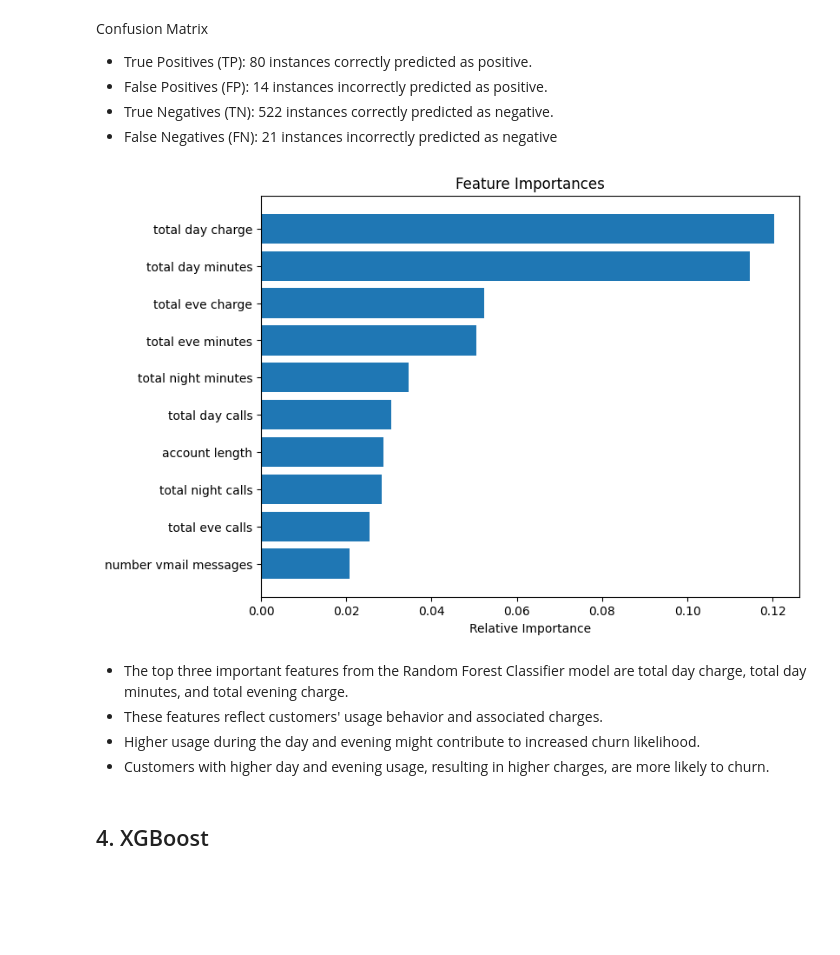
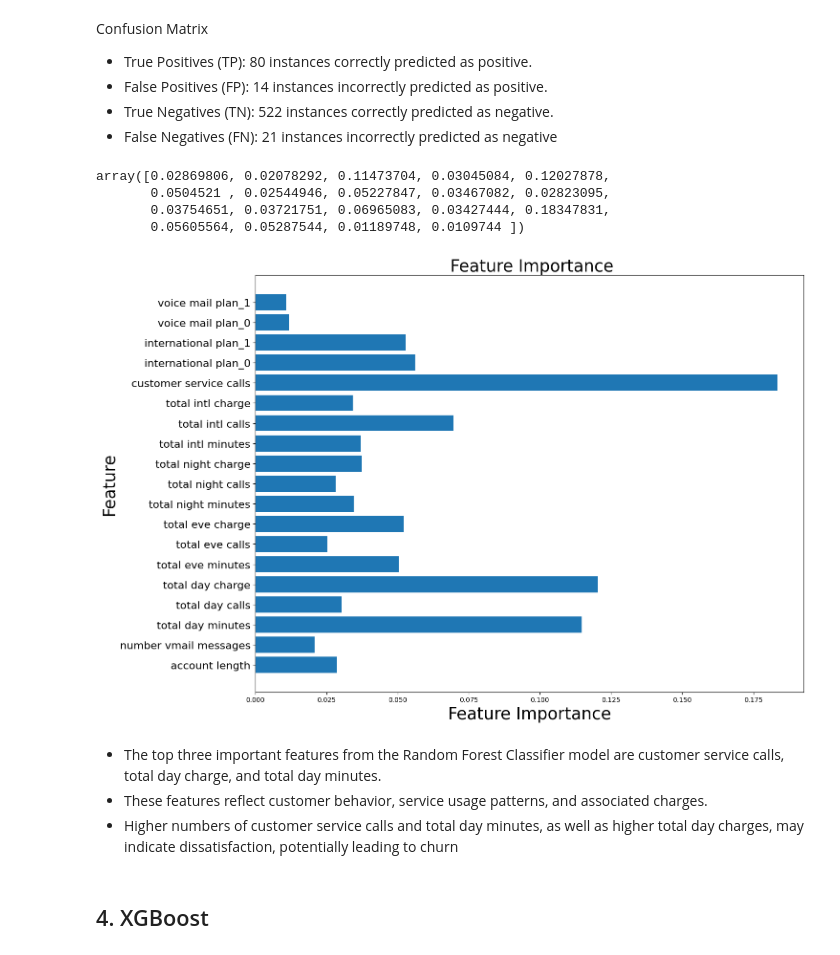
Before and after one commit to neyyah/dsc-phase-3-project, a Jupyter notebook: Student.ipynb, the cells around one changed output. Drawn from its saved outputs; the diff is of its cells as text; code cells hidden in the pictures; blank space fills up the shorter version.

```diff
--- a/Student.ipynb
+++ b/Student.ipynb
@@ -674,24 +749,33 @@ Confusion Matrix
 - False Positives (FP): 14 instances incorrectly predicted as positive.
 - True Negatives (TN): 522 instances correctly predicted as negative.
 - False Negatives (FN): 21 instances incorrectly predicted as negative
-# %%
-feature_names = list(X_train_resampled.columns)
-importances = rf_clf.feature_importances_[0:10]
-indices = np.argsort(importances)
-
-plt.figure(figsize=(8,6))
-plt.title('Feature Importances')
-plt.barh(range(len(indices)), importances[indices], align='center')
-plt.yticks(range(len(indices)), [feature_names[i] for i in indices])
-plt.xlabel('Relative Importance')
-plt.show()
-# %% [output]
-[figure, removed]
+# %%
+rf_clf.feature_importances_
+# %% [output]
+array([0.02869806, 0.02078292, 0.11473704, 0.03045084, 0.12027878,
+       0.0504521 , 0.02544946, 0.05227847, 0.03467082, 0.02823095,
+       0.03754651, 0.03721751, 0.06965083, 0.03427444, 0.18347831,
+       0.05605564, 0.05287544, 0.01189748, 0.0109744 ])
+# %%
+#plotting barh for the features
+
+def plot_features_importances(rf_clf):
+    n_features = X_test.shape[1]
+    plt.figure(figsize=(15,10))
+    plt.barh(range(n_features), rf_clf.feature_importances_, align='center')
+    plt.yticks(np.arange(n_features), X_test.columns.values, fontsize = 16)
+    plt.xlabel('Feature Importance', fontsize = 25)
+    plt.ylabel('Feature', fontsize = 25)
+    plt.title(' Feature Importance', fontsize = 25)
+    plt.tight_layout()
+
+plot_features_importances(rf_clf)
+# %% [output]
+[figure, added]
 # %% [markdown]
-- The top three important features from the Random Forest Classifier model are total day charge, total day minutes, and total evening charge.
-- These features reflect customers' usage behavior and associated charges.
-- Higher usage during the day and evening might contribute to increased churn likelihood.
-- Customers with higher day and evening usage, resulting in higher charges, are more likely to churn.
+- The top three important features from the Random Forest Classifier model are customer service calls, total day charge, and total day minutes.
+- These features reflect customer behavior, service usage patterns, and associated charges.
+- Higher numbers of customer service calls and total day minutes, as well as higher total day charges, may indicate dissatisfaction, potentially leading to churn
 # %% [markdown]
 ## 4. XGBoost
 # %% [markdown]
```
Also changed, not shown: parts of 38 cells of this notebook, 1 other file.
